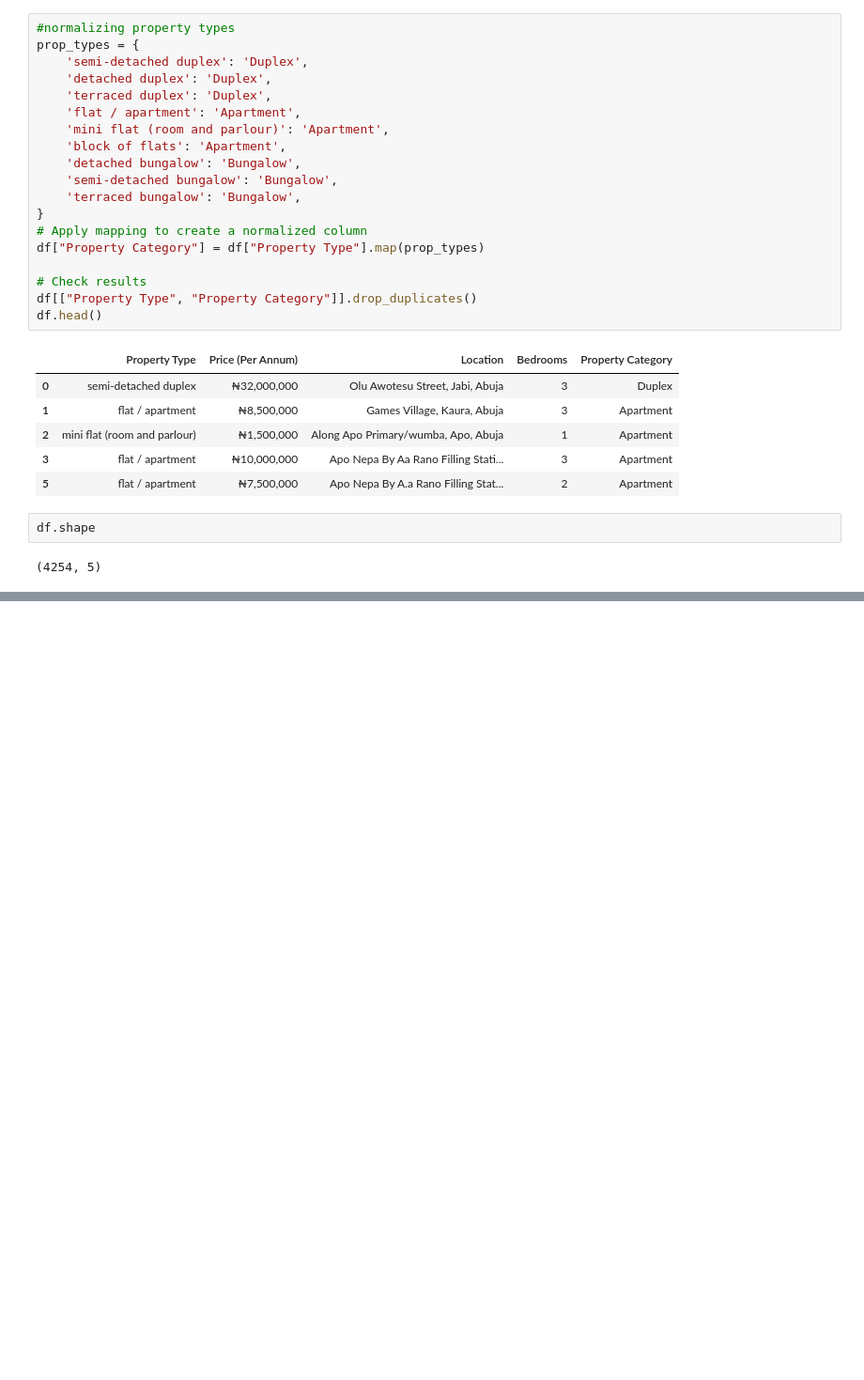
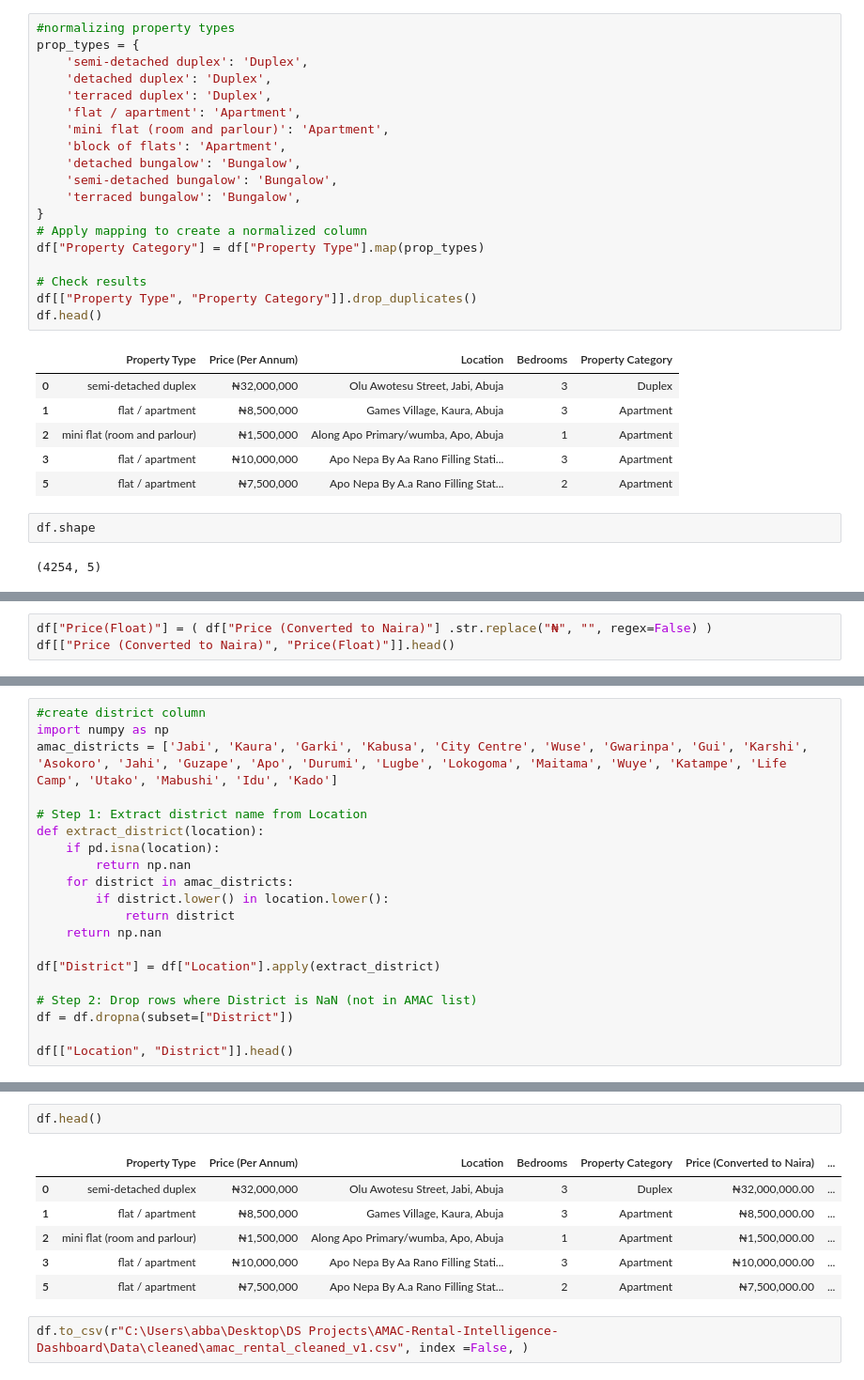
Before and after one commit to PROD-A33A/AMAC-Rental-Intelligence-Dashboard, a Jupyter notebook: Notebooks/data_cleaning_and_analysis.ipynb, the cells around one changed output, grey strips where cells are left out. Shown at 94% size. Saved outputs shown, nothing was run; the diff lists cells and outputs as text; blank space fills up the shorter version.

Commit message:
cleaned price column and created price(float) for v1 and v2

```diff
--- a/Notebooks/data_cleaning_and_analysis.ipynb
+++ b/Notebooks/data_cleaning_and_analysis.ipynb
@@ -138,0 +173,3 @@ df.shape
+# %%
+df["Price(Float)"] = ( df["Price (Converted to Naira)"] .str.replace("₦", "", regex=False) )
+df[["Price (Converted to Naira)", "Price(Float)"]].head()
@@ -138,0 +183,20 @@ df.shape
+# %%
+#create district column
+import numpy as np
+amac_districts = ['Jabi', 'Kaura', 'Garki', 'Kabusa', 'City Centre', 'Wuse', 'Gwarinpa', 'Gui', 'Karshi', 'Asokoro', 'Jahi', 'Guzape', 'Apo', 'Durumi', 'Lugbe', 'Lokogoma', 'Maitama', 'Wuye', 'Katampe', 'Life Camp', 'Utako', 'Mabushi', 'Idu', 'Kado']
+
+# Step 1: Extract district name from Location
+def extract_district(location):
+    if pd.isna(location):
+        return np.nan
+    for district in amac_districts:
+        if district.lower() in location.lower():
+            return district
+    return np.nan
+
+df["District"] = df["Location"].apply(extract_district)
+
+# Step 2: Drop rows where District is NaN (not in AMAC list)
+df = df.dropna(subset=["District"])
+
+df[["Location", "District"]].head()
@@ -138,0 +210,11 @@ df.shape
+# %%
+df.head()
+# %% [output]
+|  | Property Type | Price (Per Annum) | Location | Bedrooms | Property Category | Price (Converted to Naira) | ... |
+| 0 | semi-detached duplex | ₦32,000,000 | Olu Awotesu Street, Jabi, Abuja | 3 | Duplex | ₦32,000,000.00 | ... |
+| 1 | flat / apartment | ₦8,500,000 | Games Village, Kaura, Abuja | 3 | Apartment | ₦8,500,000.00 | ... |
+| 2 | mini flat (room and parlour) | ₦1,500,000 | Along Apo Primary/wumba, Apo, Abuja | 1 | Apartment | ₦1,500,000.00 | ... |
+| 3 | flat / apartment | ₦10,000,000 | Apo Nepa By Aa Rano Filling Stati... | 3 | Apartment | ₦10,000,000.00 | ... |
+| 5 | flat / apartment | ₦7,500,000 | Apo Nepa By A.a Rano Filling Stat... | 2 | Apartment | ₦7,500,000.00 | ... |
+# %%
+df.to_csv(r"C:\Users\abba\Desktop\DS Projects\AMAC-Rental-Intelligence-Dashboard\Data\cleaned\amac_rental_cleaned_v1.csv", index =False, )
```
Also changed, not shown: parts of 6 cells of this notebook, 4 other files.
